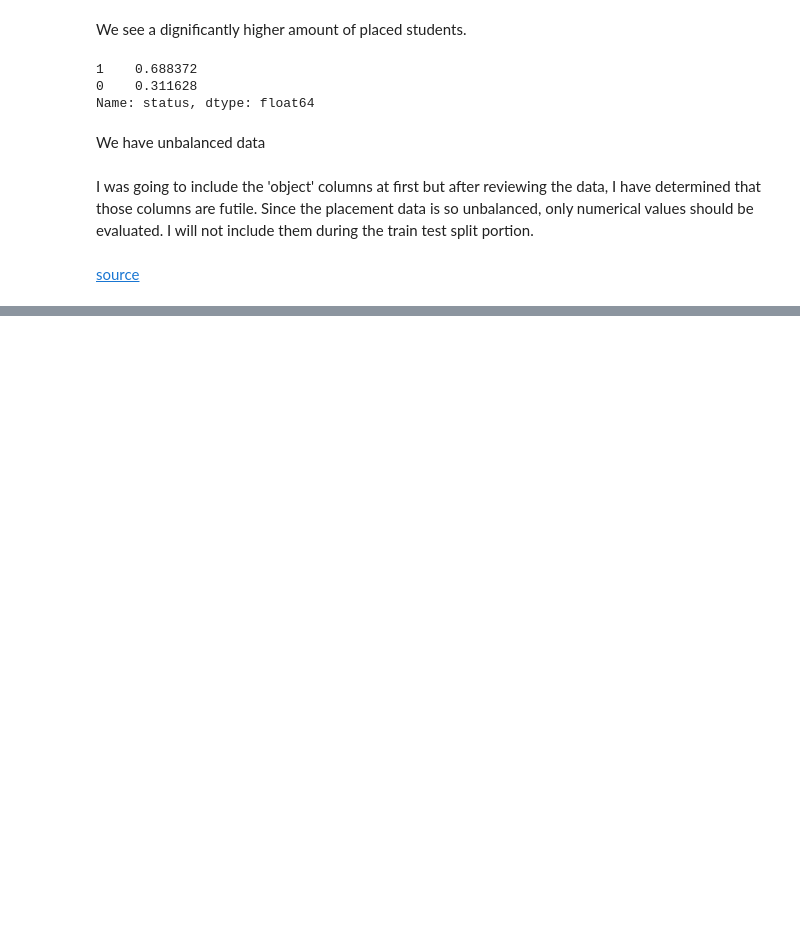
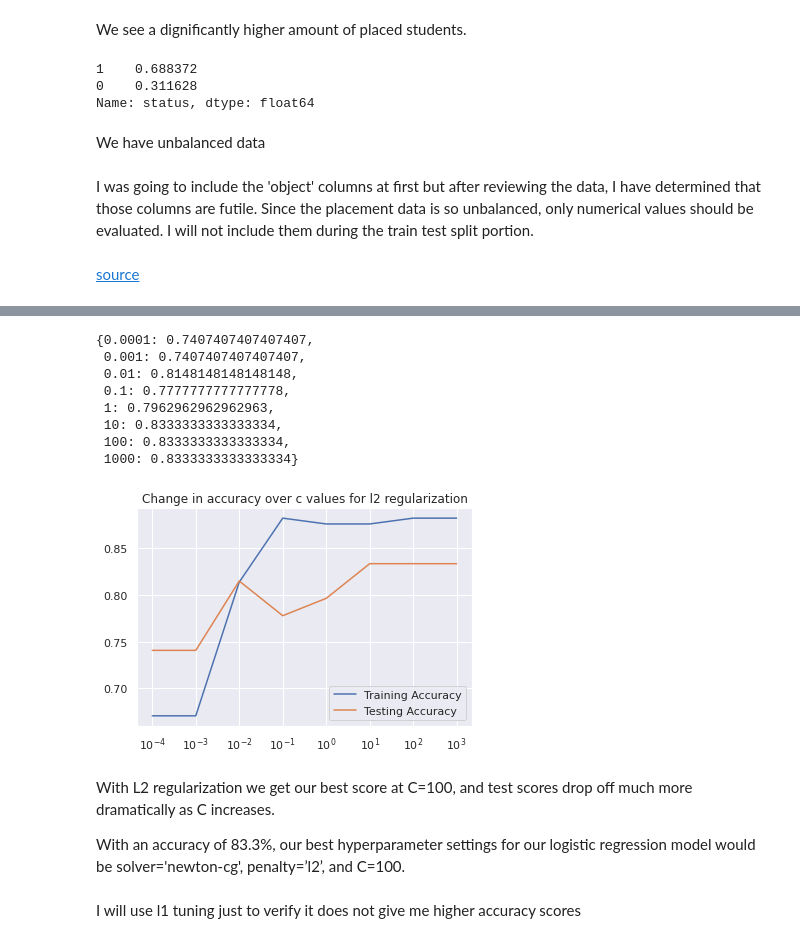
Before and after one commit to jkwakyi/Student-Predictions, a Jupyter notebook: Student_Placement_Predictor.ipynb, the cells around one changed output, grey strips where cells are left out. Saved outputs shown, nothing was run; the diff lists cells and outputs as text; code cells hidden in the pictures; blank space fills up the shorter version.

```diff
--- a/Student_Placement_Predictor.ipynb
+++ b/Student_Placement_Predictor.ipynb
@@ -223,0 +240,4 @@ I was going to include the 'object' columns at first but after reviewing the dat
+# %%
+# instantiate the categorical and numeric column selectors to select appropriate columns
+num_selector = make_column_selector(dtype_include = 'number')
+df[num_selector(df)]
@@ -223,0 +259,10 @@ I was going to include the 'object' columns at first but after reviewing the dat
+# %%
+df = df[num_selector(df)]
+# %%
+# train test split
+
+y = df['status']
+X = df.drop(columns = 'status')
+
+X_train, X_test, y_train, y_test = train_test_split(X, y, random_state = 42)
+X_train.head()
@@ -223,0 +344,42 @@ I was going to include the 'object' columns at first but after reviewing the dat
+# %%
+# create list of c values and empty list for scores
+c_values = [0.0001, 0.001, 0.01, 0.1, 1, 10, 100, 1000]
+train_scores = []
+test_scores = []
+
+# iterative over the c values
+for c in c_values:
+  log_reg = LogisticRegression(C = c, max_iter = 1000, solver = 'newton-cg',
+                               penalty = 'l2')
+  log_reg_pipe = make_pipeline(scaler, log_reg)
+  log_reg_pipe.fit(X_train, y_train)
+  train_scores.append(log_reg_pipe.score(X_train, y_train))
+  test_scores.append(log_reg_pipe.score(X_test, y_test))
+
+# plot accuracy changes
+fig, ax = plt.subplots(1,1)
+ax.plot(c_values, train_scores, label = 'Training Accuracy');
+ax.plot(c_values, test_scores, label = 'Testing Accuracy');
+ax.set_xticks(c_values)
+ax.set_title('Change in accuracy over c values for l2 regularization')
+ax.legend()
+ax.set_xscale('log')
+
+# print dictionary of values of c and accuracy scores
+{c:score for c, score in zip(c_values, test_scores)}
+# %% [output]
+{0.0001: 0.7407407407407407,
+ 0.001: 0.7407407407407407,
+ 0.01: 0.8148148148148148,
+ 0.1: 0.7777777777777778,
+ 1: 0.7962962962962963,
+ 10: 0.8333333333333334,
+ 100: 0.8333333333333334,
+ 1000: 0.8333333333333334}
+[figure, added]
+# %% [markdown]
+With L2 regularization we get our best score at C=100, and test scores drop off much more dramatically as C increases.
+
+With an accuracy of 83.3%, our best hyperparameter settings for our logistic regression model would be solver='newton-cg', penalty=’l2’, and C=100.
+# %% [markdown]
+I will use l1 tuning just to verify it does not give me higher accuracy scores
```
Also changed, not shown: parts of 33 cells of this notebook.
